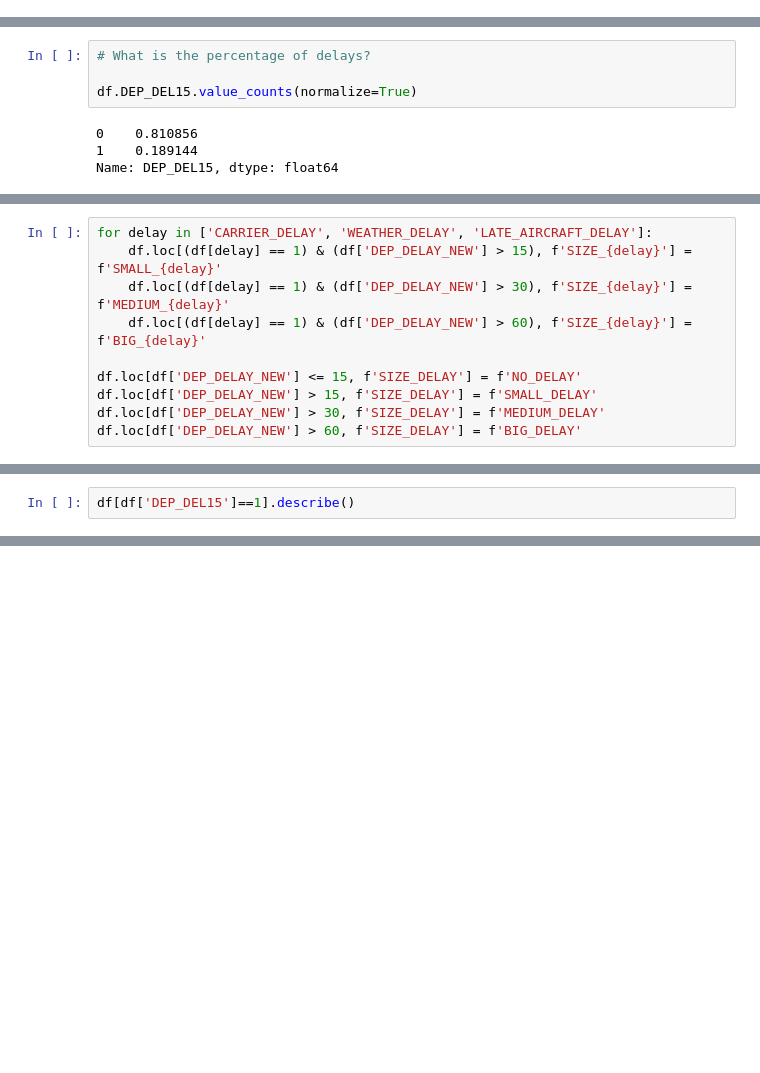
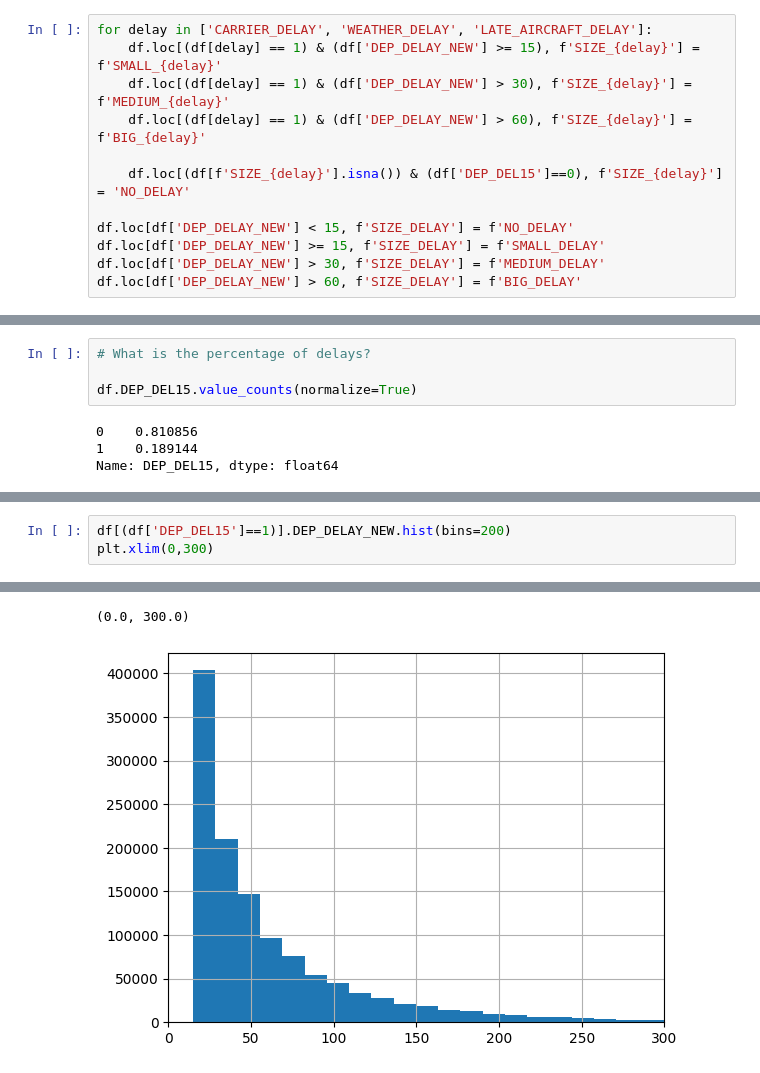
Before and after one commit to franciscapalacios/python_project, a Jupyter notebook: python_project.ipynb, the cells around one changed output, grey strips where cells are left out. Drawn from its saved outputs; the diff is of its cells as text; blank space fills up the shorter version.

```diff
--- a/python_project.ipynb
+++ b/python_project.ipynb
@@ -79,3 +79,15 @@ df.loc[df['DEP_DEL15']==0, 'WEATHER_DELAY'] = 0
 df.loc[df['DEP_DEL15']==0, 'NAS_DELAY'] = 0
 df.loc[df['DEP_DEL15']==0, 'SECURITY_DELAY'] = 0
 df.loc[df['DEP_DEL15']==0, 'LATE_AIRCRAFT_DELAY'] = 0
+# %%
+for delay in ['CARRIER_DELAY', 'WEATHER_DELAY', 'LATE_AIRCRAFT_DELAY']:
+    df.loc[(df[delay] == 1) & (df['DEP_DELAY_NEW'] >= 15), f'SIZE_{delay}'] = f'SMALL_{delay}'
+    df.loc[(df[delay] == 1) & (df['DEP_DELAY_NEW'] > 30), f'SIZE_{delay}'] = f'MEDIUM_{delay}'
+    df.loc[(df[delay] == 1) & (df['DEP_DELAY_NEW'] > 60), f'SIZE_{delay}'] = f'BIG_{delay}'
+
+    df.loc[(df[f'SIZE_{delay}'].isna()) & (df['DEP_DEL15']==0), f'SIZE_{delay}'] = 'NO_DELAY'
+
+df.loc[df['DEP_DELAY_NEW'] < 15, f'SIZE_DELAY'] = f'NO_DELAY'
+df.loc[df['DEP_DELAY_NEW'] >= 15, f'SIZE_DELAY'] = f'SMALL_DELAY'
+df.loc[df['DEP_DELAY_NEW'] > 30, f'SIZE_DELAY'] = f'MEDIUM_DELAY'
+df.loc[df['DEP_DELAY_NEW'] > 60, f'SIZE_DELAY'] = f'BIG_DELAY'
@@ -115,11 +147 @@ Name: SECURITY_DELAY, dtype: float64
 Name: LATE_AIRCRAFT_DELAY, dtype: float64
-# %%
-for delay in ['CARRIER_DELAY', 'WEATHER_DELAY', 'LATE_AIRCRAFT_DELAY']:
-    df.loc[(df[delay] == 1) & (df['DEP_DELAY_NEW'] > 15), f'SIZE_{delay}'] = f'SMALL_{delay}'
-    df.loc[(df[delay] == 1) & (df['DEP_DELAY_NEW'] > 30), f'SIZE_{delay}'] = f'MEDIUM_{delay}'
-    df.loc[(df[delay] == 1) & (df['DEP_DELAY_NEW'] > 60), f'SIZE_{delay}'] = f'BIG_{delay}'
-
-df.loc[df['DEP_DELAY_NEW'] <= 15, f'SIZE_DELAY'] = f'NO_DELAY'
-df.loc[df['DEP_DELAY_NEW'] > 15, f'SIZE_DELAY'] = f'SMALL_DELAY'
-df.loc[df['DEP_DELAY_NEW'] > 30, f'SIZE_DELAY'] = f'MEDIUM_DELAY'
-df.loc[df['DEP_DELAY_NEW'] > 60, f'SIZE_DELAY'] = f'BIG_DELAY'
@@ -132,3 +169,4 @@ df = df.fillna(0)
 # %%
-df[df['DEP_DEL15']==1].describe()
+df[(df['DEP_DEL15']==1)].DEP_DELAY_NEW.hist(bins=200)
+plt.xlim(0,300)
 # %% [output]
@@ -143,0 +173,2 @@ df[df['DEP_DEL15']==1].describe()
+(0.0, 300.0)
+[figure, added]
```
Also changed, not shown: parts of 21 cells of this notebook.
